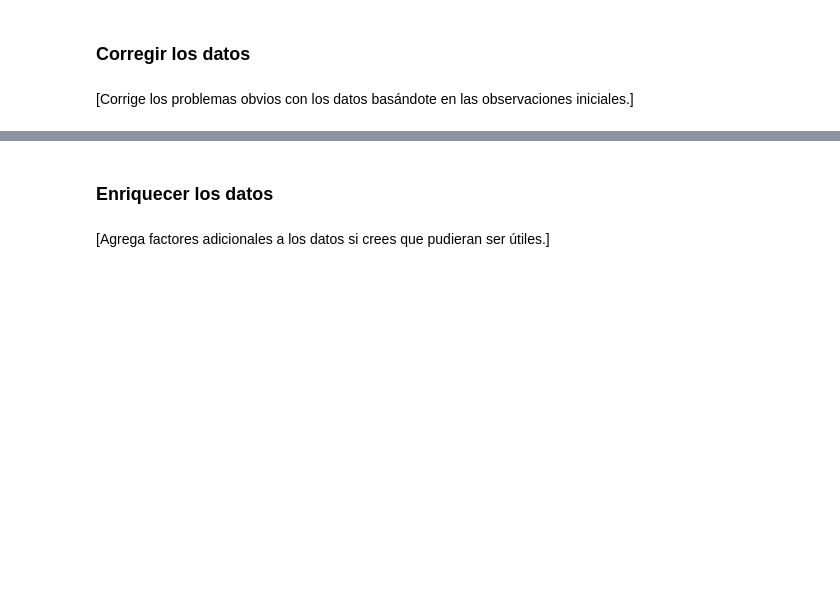
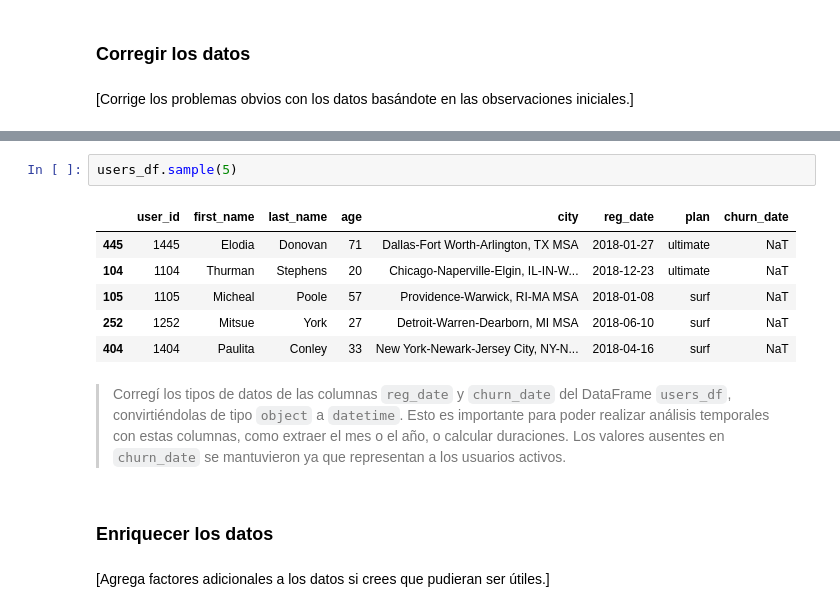
Before and after one commit to Davichobacter/data_science_tt, a Jupyter notebook: notebook.ipynb, the cells around one changed output, grey strips where cells are left out. Cells and saved outputs as stored; diff of their text form; blank space fills up the shorter version.

```diff
--- a/notebook.ipynb
+++ b/notebook.ipynb
@@ -156,3 +204,14 @@ users_df.sample(10)
+# %%
+users_df.sample(5)
+# %% [output]
+|  | user_id | first_name | last_name | age | city | reg_date | plan | churn_date |
+| 445 | 1445 | Elodia | Donovan | 71 | Dallas-Fort Worth-Arlington, TX MSA | 2018-01-27 | ultimate | NaT |
+| 104 | 1104 | Thurman | Stephens | 20 | Chicago-Naperville-Elgin, IL-IN-W... | 2018-12-23 | ultimate | NaT |
+| 105 | 1105 | Micheal | Poole | 57 | Providence-Warwick, RI-MA MSA | 2018-01-08 | surf | NaT |
+| 252 | 1252 | Mitsue | York | 27 | Detroit-Warren-Dearborn, MI MSA | 2018-06-10 | surf | NaT |
+| 404 | 1404 | Paulita | Conley | 33 | New York-Newark-Jersey City, NY-N... | 2018-04-16 | surf | NaT |
+# %% [markdown]
+> Corregí los tipos de datos de las columnas `reg_date` y `churn_date` del DataFrame `users_df`, convirtiéndolas de tipo `object` a `datetime`. Esto es importante para poder realizar análisis temporales con estas columnas, como extraer el mes o el año, o calcular duraciones. Los valores ausentes en `churn_date` se mantuvieron ya que representan a los usuarios activos.
 # %% [markdown]
 ### Enriquecer los datos
 # %% [markdown]
```
Also changed, not shown: parts of 10 cells of this notebook.
